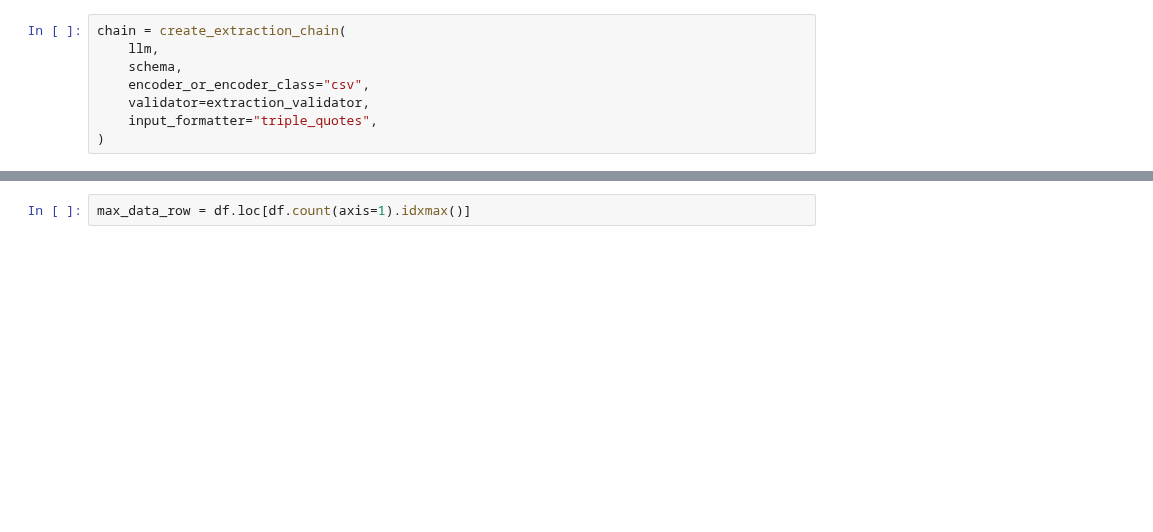
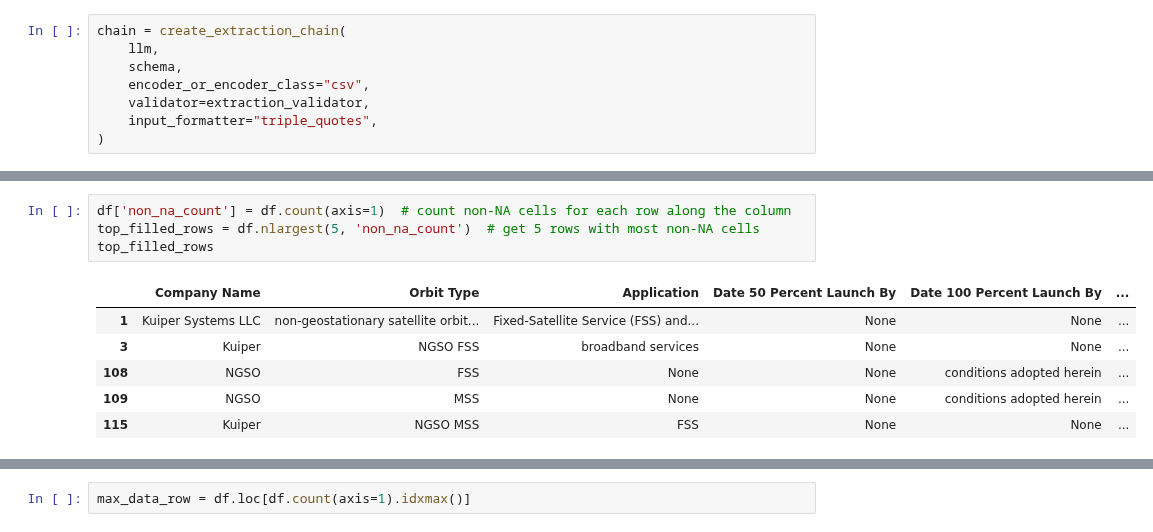
Before and after one commit to AlinZohari/InformationExtraction, a Jupyter notebook: pydantic_schema.ipynb, the cells around one changed output, grey strips where cells are left out. Cells and saved outputs as stored; diff of their text form; blank space fills up the shorter version.

```diff
--- a/pydantic_schema.ipynb
+++ b/pydantic_schema.ipynb
@@ -315,0 +379,11 @@ df
+# %%
+df['non_na_count'] = df.count(axis=1)  # count non-NA cells for each row along the column
+top_filled_rows = df.nlargest(5, 'non_na_count')  # get 5 rows with most non-NA cells
+top_filled_rows
+# %% [output]
+|  | Company Name | Orbit Type | Application | Date 50 Percent Launch By | Date 100 Percent Launch By | ... |
+| 1 | Kuiper Systems LLC | non-geostationary satellite orbit... | Fixed-Satellite Service (FSS) and... | None | None | ... |
+| 3 | Kuiper | NGSO FSS | broadband services | None | None | ... |
+| 108 | NGSO | FSS | None | None | conditions adopted herein | ... |
+| 109 | NGSO | MSS | None | None | conditions adopted herein | ... |
+| 115 | Kuiper | NGSO MSS | FSS | None | None | ... |
```
Also changed, not shown: parts of 18 cells of this notebook.
